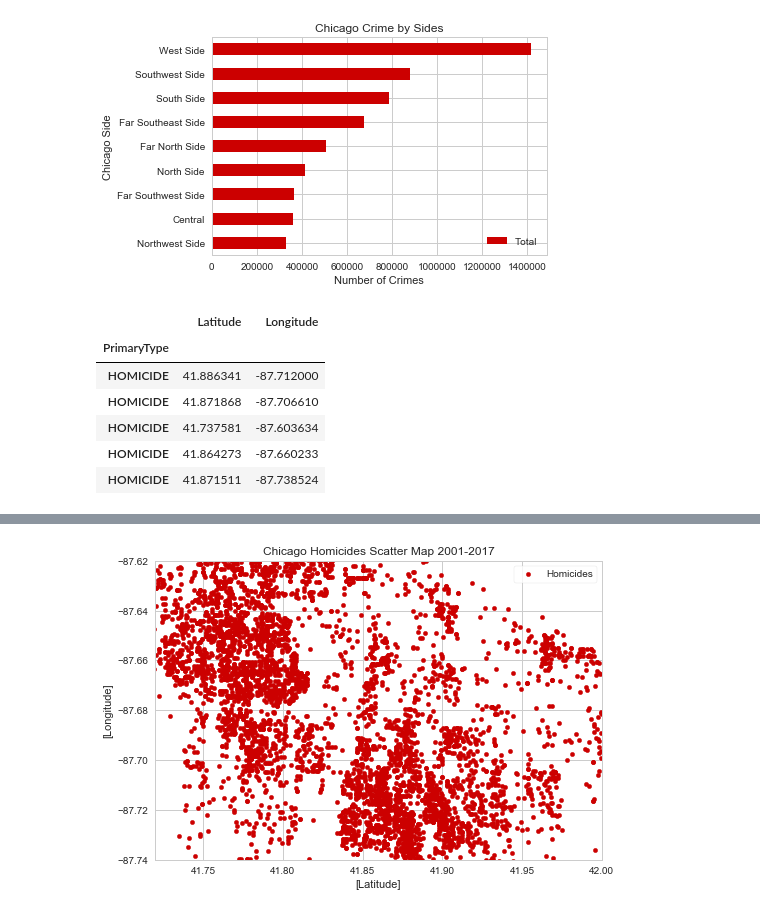
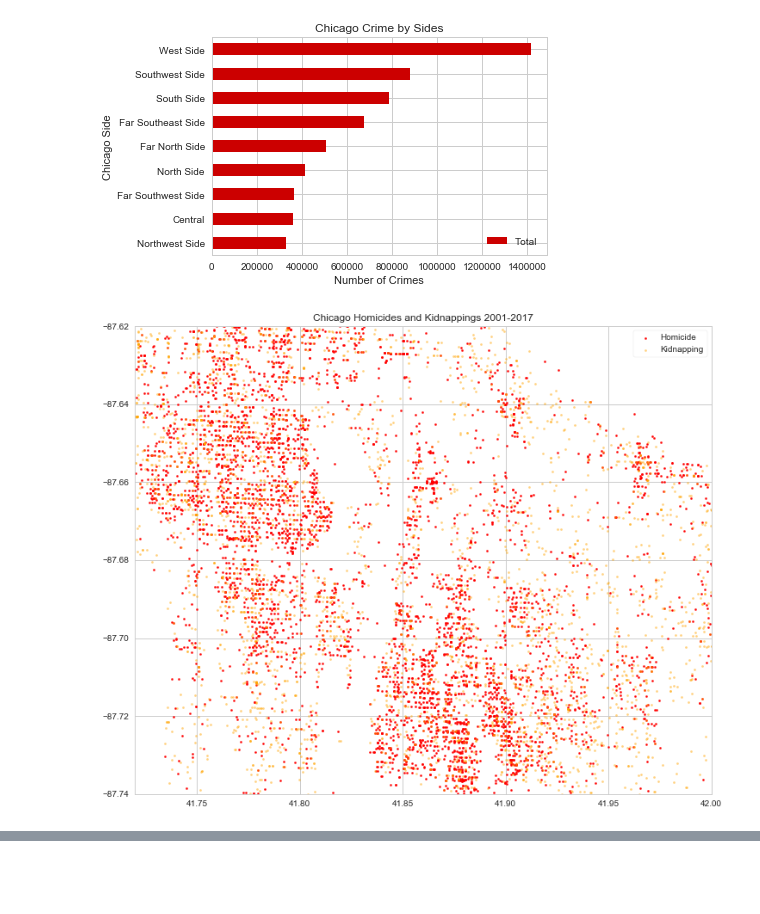
Before and after one commit to RandomFractals/ChicagoCrimes, a Jupyter notebook: notebooks/all-chicago-crime-charts.ipynb, the cells around one changed output, grey strips where cells are left out. Drawn from its saved outputs; the diff is of its cells as text; code cells hidden in the pictures; blank space fills up the shorter version.

Commit message:
added kidnappings scatter plot

```diff
--- a/notebooks/all-chicago-crime-charts.ipynb
+++ b/notebooks/all-chicago-crime-charts.ipynb
@@ -462,25 +462,40 @@ plt.show()
 # %% [output]
 [figure]
 # %%
+%%time
+
 # get min/max lat and long
 minLat = crimes['Latitude'].min().compute()
 maxLat = crimes['Latitude'].max().compute()
 minLong = crimes['Longitude'].min().compute()
 maxLong = crimes['Longitude'].max().compute()
 
 # get crime geo data
-crime_geo = crimes[['PrimaryType', 'Latitude', 'Longitude']]
+crime_geo = crimes[['PrimaryType', 'Latitude', 'Longitude']].dropna()
 
 # get homicides
 homicides = crime_geo[(crime_geo['PrimaryType']=='HOMICIDE')]\
-.dropna().set_index('PrimaryType')
+.compute()
 
-homicides.head()
+# get kidnappings
+kidnappings = crime_geo[(crime_geo['PrimaryType']=='KIDNAPPING')]\
+.compute()
+
+# create scatter map plot
+f,ax= plt.subplots(1,1,figsize=(12,10))
+plt.xlim(41.72, 42) # (minLat, maxLat)
+plt.ylim(-87.74, -87.62) # (minLong, maxLong)
+
+# plot homicides
+ax.scatter(homicides['Latitude'], homicides['Longitude'],\
+                            s=5, alpha=1, color='red', label='Homicide')
+
+# plot kidnappings
+ax.scatter(kidnappings['Latitude'], kidnappings['Longitude'],\
+                            s=5, alpha=0.5, color='orange', label='Kidnapping')
+
+plt.title('Chicago Homicides and Kidnappings 2001-2017')
+plt.legend(loc='upper right', frameon=True)
+plt.show()
 # %% [output]
-|  | Latitude | Longitude |
-| PrimaryType |  |  |
-| HOMICIDE | 41.886341 | -87.712000 |
-| HOMICIDE | 41.871868 | -87.706610 |
-| HOMICIDE | 41.737581 | -87.603634 |
-| HOMICIDE | 41.864273 | -87.660233 |
-| HOMICIDE | 41.871511 | -87.738524 |
+[figure, added]
@@ -487,18 +502,0 @@ homicides.head()
-# %%
-# plot homicides
-homicides.compute().plot(x=['Latitude'], y=['Longitude'],\
-                         kind='scatter', color='#cc0000',
-                         label='Homicides')
-
-#f,ax= plt.subplots(1,1,figsize=(12,10))
-plt.xlim(41.72, 42) # (minLat, maxLat)
-plt.ylim(-87.74, -87.62) # (minLong, maxLong)
-
-#homicides = ax.scatter(['Latitude'], violent_crimes['Longitude'], \
-#                       s=5, alpha=1,color='red', label='homicides')
-plt.title('Chicago Homicides Scatter Map 2001-2017')
-#legend = plt.legend(handles=[homicides, other])
-plt.legend(loc='upper right', frameon=True)
-plt.show()
-# %% [output]
-[figure, removed]
```
Also changed, not shown: parts of 1 cell of this notebook.
